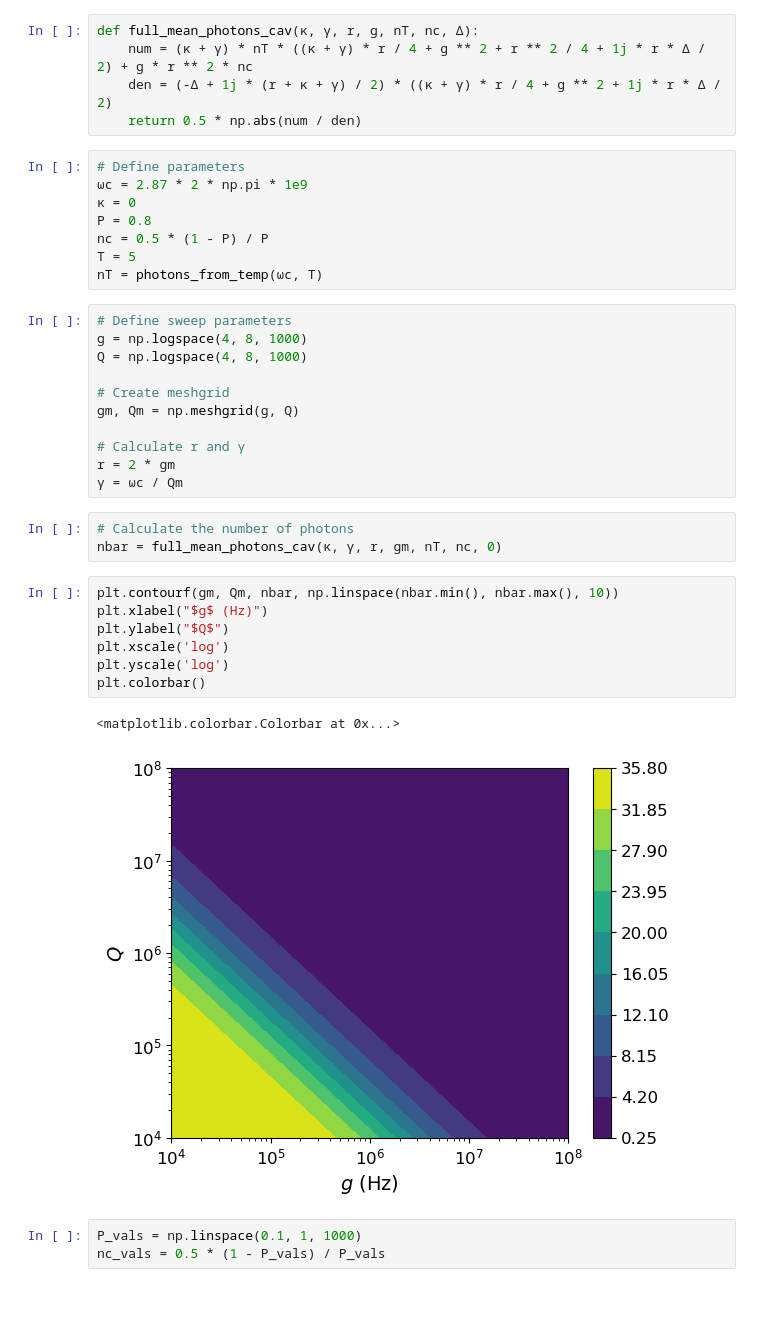
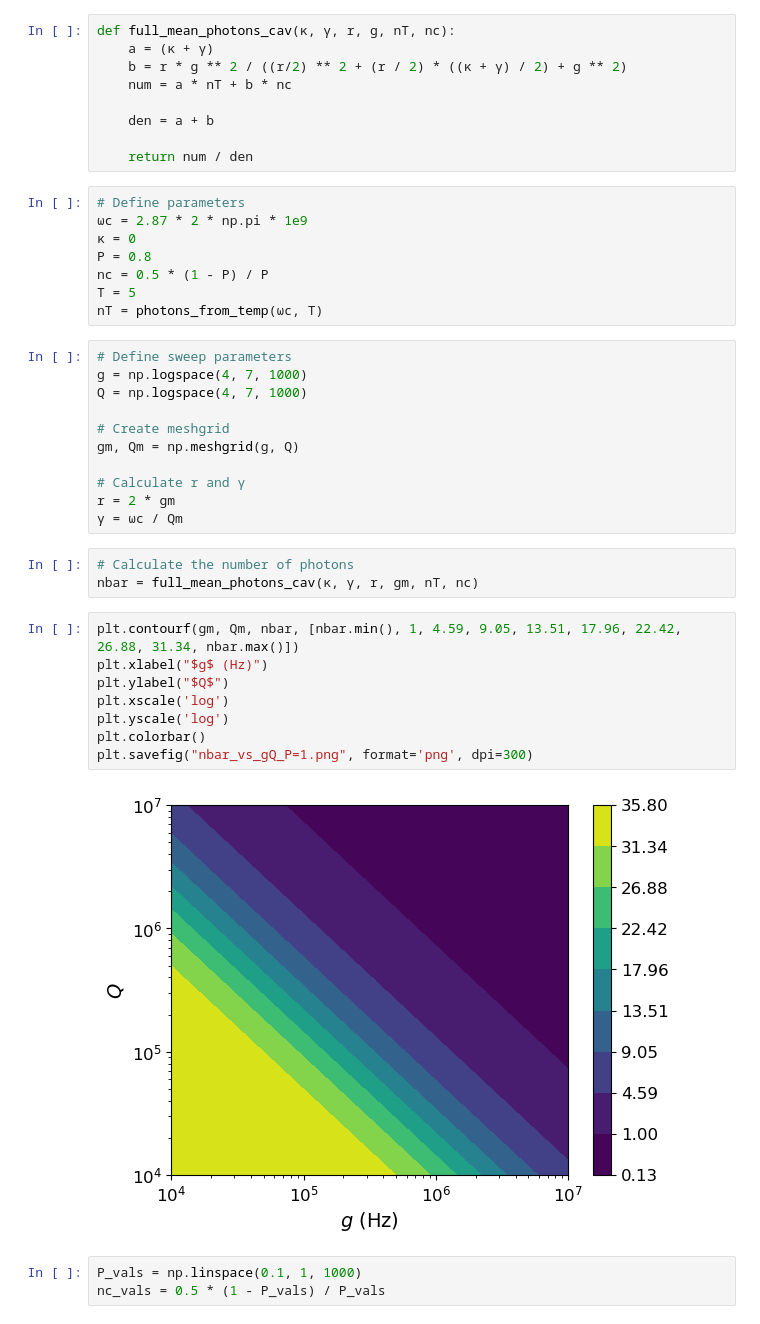
Before and after one commit to jleamer/mode_cooling, a Jupyter notebook: paper_calcs.ipynb, the cells around one changed output. Saved outputs shown, nothing was run; the diff lists cells and outputs as text; blank space fills up the shorter version.

```diff
--- a/paper_calcs.ipynb
+++ b/paper_calcs.ipynb
@@ -23,10 +23,14 @@ def photons_from_temp(ω_c, temp):
     hbar_ov_k = 7.639e-12
     return (np.exp(hbar_ov_k * ω_c / temp) - 1) ** -1
 # %%
-def full_mean_photons_cav(κ, γ, r, g, nT, nc, Δ):
-    num = (κ + γ) * nT * ((κ + γ) * r / 4 + g ** 2 + r ** 2 / 4 + 1j * r * Δ / 2) + g * r ** 2 * nc
-    den = (-Δ + 1j * (r + κ + γ) / 2) * ((κ + γ) * r / 4 + g ** 2 + 1j * r * Δ / 2)
-    return 0.5 * np.abs(num / den)
+def full_mean_photons_cav(κ, γ, r, g, nT, nc):
+    a = (κ + γ)
+    b = r * g ** 2 / ((r/2) ** 2 + (r / 2) * ((κ + γ) / 2) + g ** 2)
+    num = a * nT + b * nc
+
+    den = a + b
+
+    return num / den
 # %%
 # Define parameters
 ωc = 2.87 * 2 * np.pi * 1e9
@@ -37,8 +41,8 @@ T = 5
 nT = photons_from_temp(ωc, T)
 # %%
 # Define sweep parameters
-g = np.logspace(4, 8, 1000)
-Q = np.logspace(4, 8, 1000)
+g = np.logspace(4, 7, 1000)
+Q = np.logspace(4, 7, 1000)
 
 # Create meshgrid
 gm, Qm = np.meshgrid(g, Q)
@@ -48,17 +52,17 @@ r = 2 * gm
 γ = ωc / Qm
 # %%
 # Calculate the number of photons
-nbar = full_mean_photons_cav(κ, γ, r, gm, nT, nc, 0)
+nbar = full_mean_photons_cav(κ, γ, r, gm, nT, nc)
 # %%
-plt.contourf(gm, Qm, nbar, np.linspace(nbar.min(), nbar.max(), 10))
+plt.contourf(gm, Qm, nbar, [nbar.min(), 1, 4.59, 9.05, 13.51, 17.96, 22.42, 26.88, 31.34, nbar.max()])
 plt.xlabel("$g$ (Hz)")
 plt.ylabel("$Q$")
 plt.xscale('log')
 plt.yscale('log')
 plt.colorbar()
+plt.savefig("nbar_vs_gQ_P=1.png", format='png', dpi=300)
 # %% [output]
-<matplotlib.colorbar.Colorbar at 0x...>
-[figure, old version]
+[figure, new version]
 # %%
 P_vals = np.linspace(0.1, 1, 1000)
 nc_vals = 0.5 * (1 - P_vals) / P_vals
```
Also changed, not shown: parts of 29 cells of this notebook.
